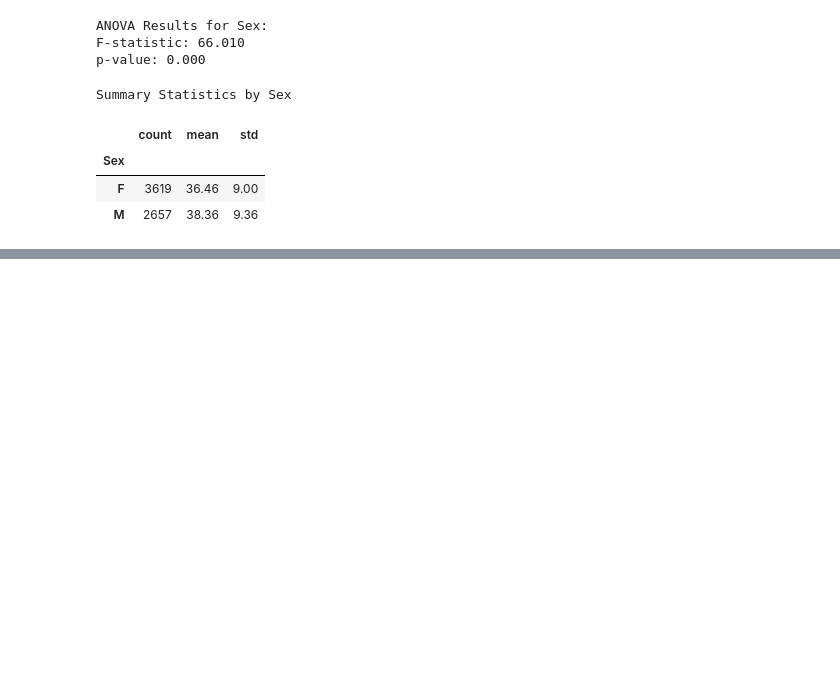
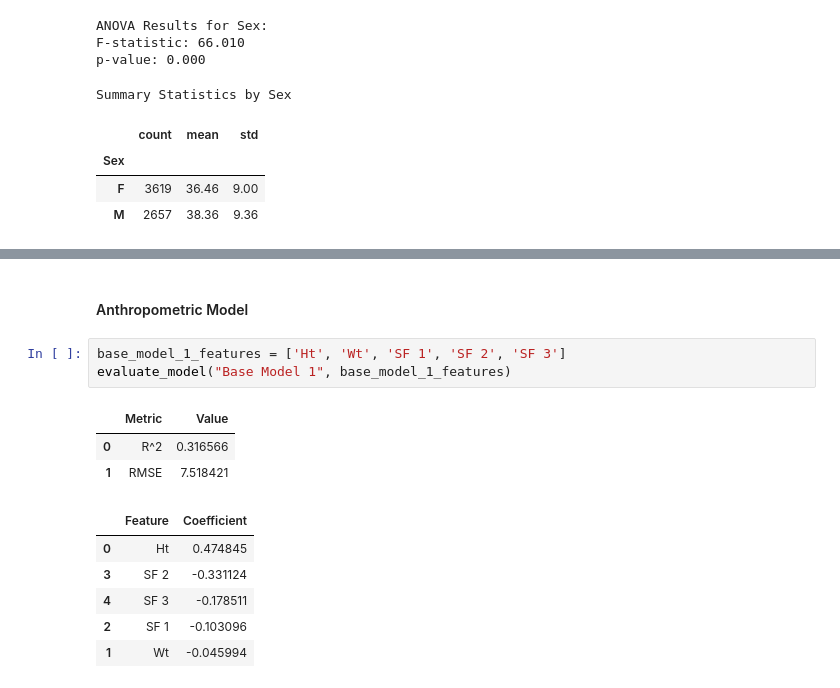
Before and after one commit to anthnypaul/fitness_scores_analysis_csuf, a Jupyter notebook: totalFitnessFactorScore.ipynb, the cells around one changed output, grey strips where cells are left out. Drawn from its saved outputs; the diff is of its cells as text; blank space fills up the shorter version.

```diff
--- a/totalFitnessFactorScore.ipynb
+++ b/totalFitnessFactorScore.ipynb
@@ -712,0 +657,15 @@ evaluate_model("Comprehensive Model", comprehensive_model_features)
+# %% [markdown]
+#### Anthropometric Model
+# %%
+base_model_1_features = ['Ht', 'Wt', 'SF 1', 'SF 2', 'SF 3']
+evaluate_model("Base Model 1", base_model_1_features)
+# %% [output]
+|  | Metric | Value |
+| 0 | R^2 | 0.316566 |
+| 1 | RMSE | 7.518421 |
+|  | Feature | Coefficient |
+| 0 | Ht | 0.474845 |
+| 3 | SF 2 | -0.331124 |
+| 4 | SF 3 | -0.178511 |
+| 2 | SF 1 | -0.103096 |
+| 1 | Wt | -0.045994 |
```
Also changed, not shown: parts of 27 cells of this notebook.
